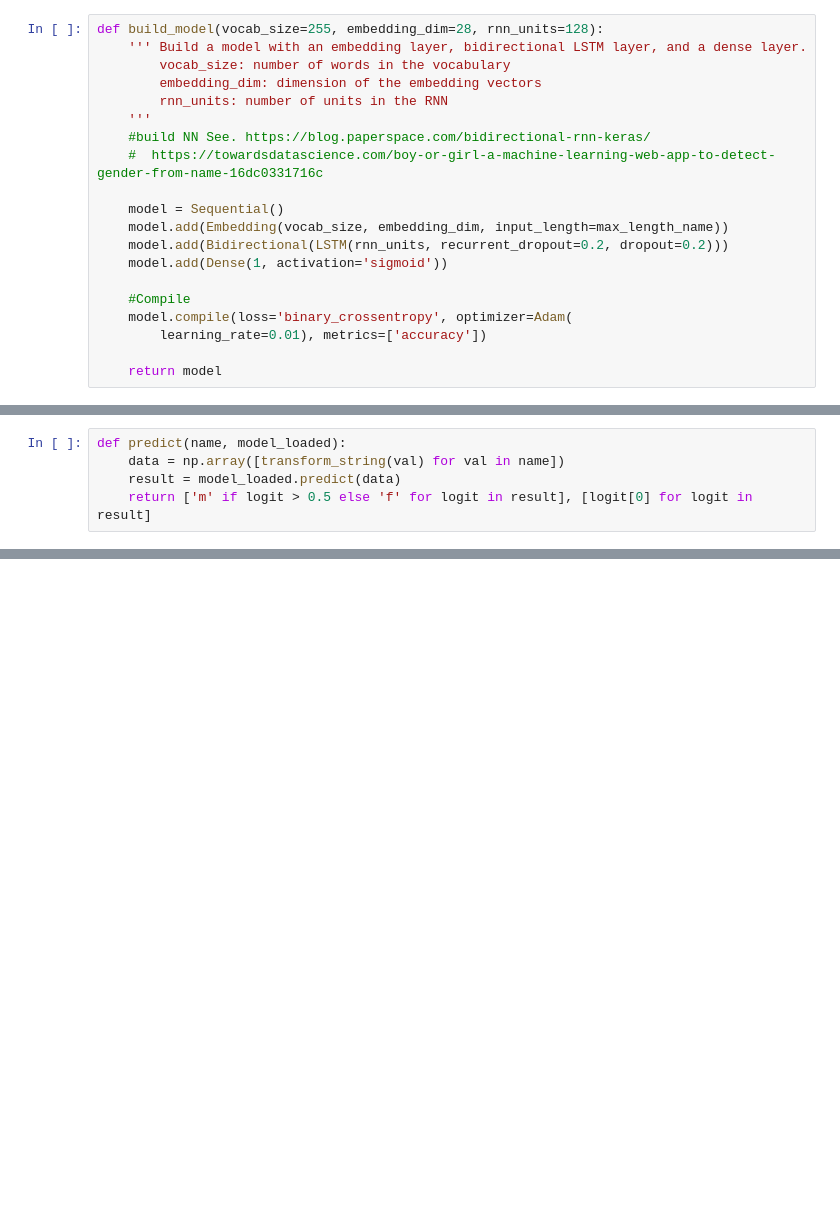
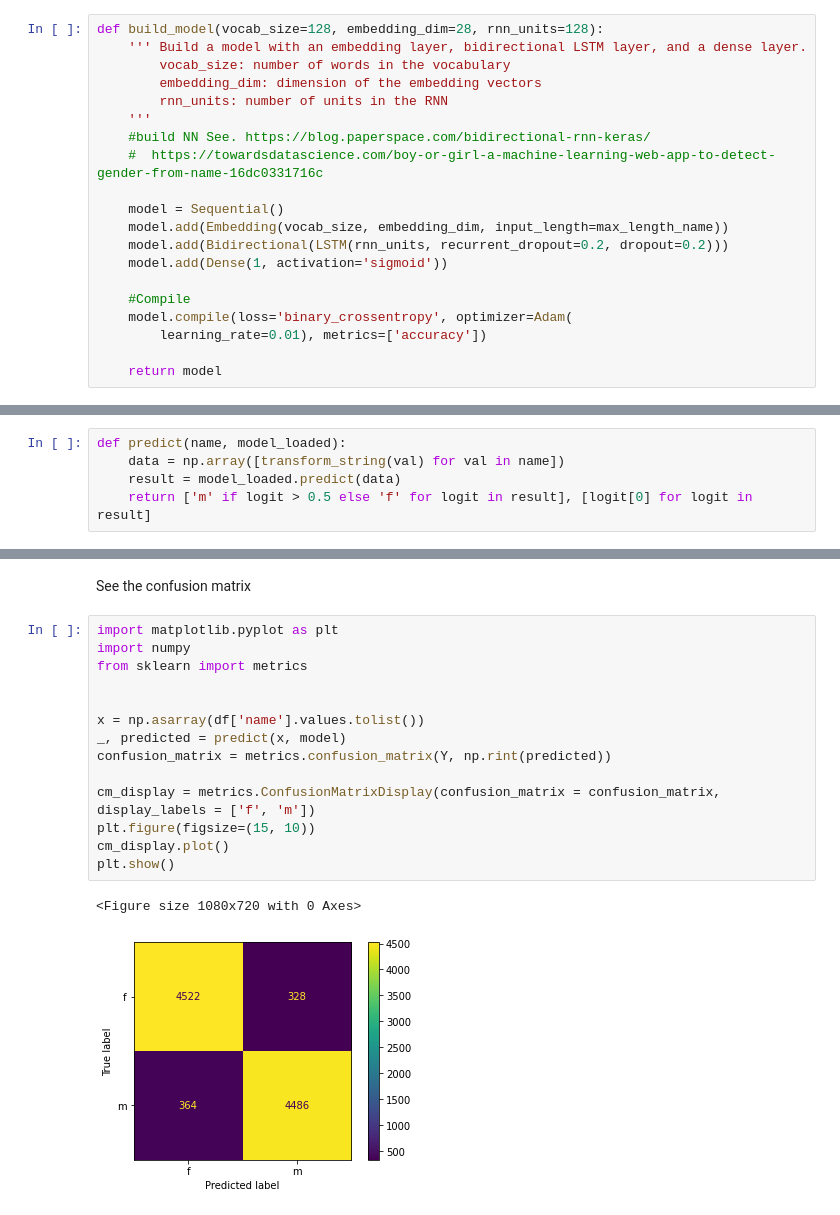
Before and after one commit to tyronfonseca/names-ml, a Jupyter notebook: names.ipynb, the cells around one changed output, grey strips where cells are left out. Cells and saved outputs as stored; diff of their text form; blank space fills up the shorter version.

```diff
--- a/names.ipynb
+++ b/names.ipynb
@@ -23,7 +23,7 @@ import pandas as pd
 # %% [markdown]
 ### Build Model
 # %%
-def build_model(vocab_size=255, embedding_dim=28, rnn_units=128):
+def build_model(vocab_size=128, embedding_dim=28, rnn_units=128):
     ''' Build a model with an embedding layer, bidirectional LSTM layer, and a dense layer.
         vocab_size: number of words in the vocabulary
         embedding_dim: dimension of the embedding vectors
@@ -114,0 +130,19 @@ print(logit)
+# %% [markdown]
+See the confusion matrix
+# %%
+import matplotlib.pyplot as plt
+import numpy
+from sklearn import metrics
+
+
+x = np.asarray(df['name'].values.tolist())
+_, predicted = predict(x, model)
+confusion_matrix = metrics.confusion_matrix(Y, np.rint(predicted))
+
+cm_display = metrics.ConfusionMatrixDisplay(confusion_matrix = confusion_matrix, display_labels = ['f', 'm'])
+plt.figure(figsize=(15, 10))
+cm_display.plot()
+plt.show()
+# %% [output]
+<Figure size 1080x720 with 0 Axes>
+[figure, added]
```
Also changed, not shown: parts of 7 cells of this notebook, 2 other files.
